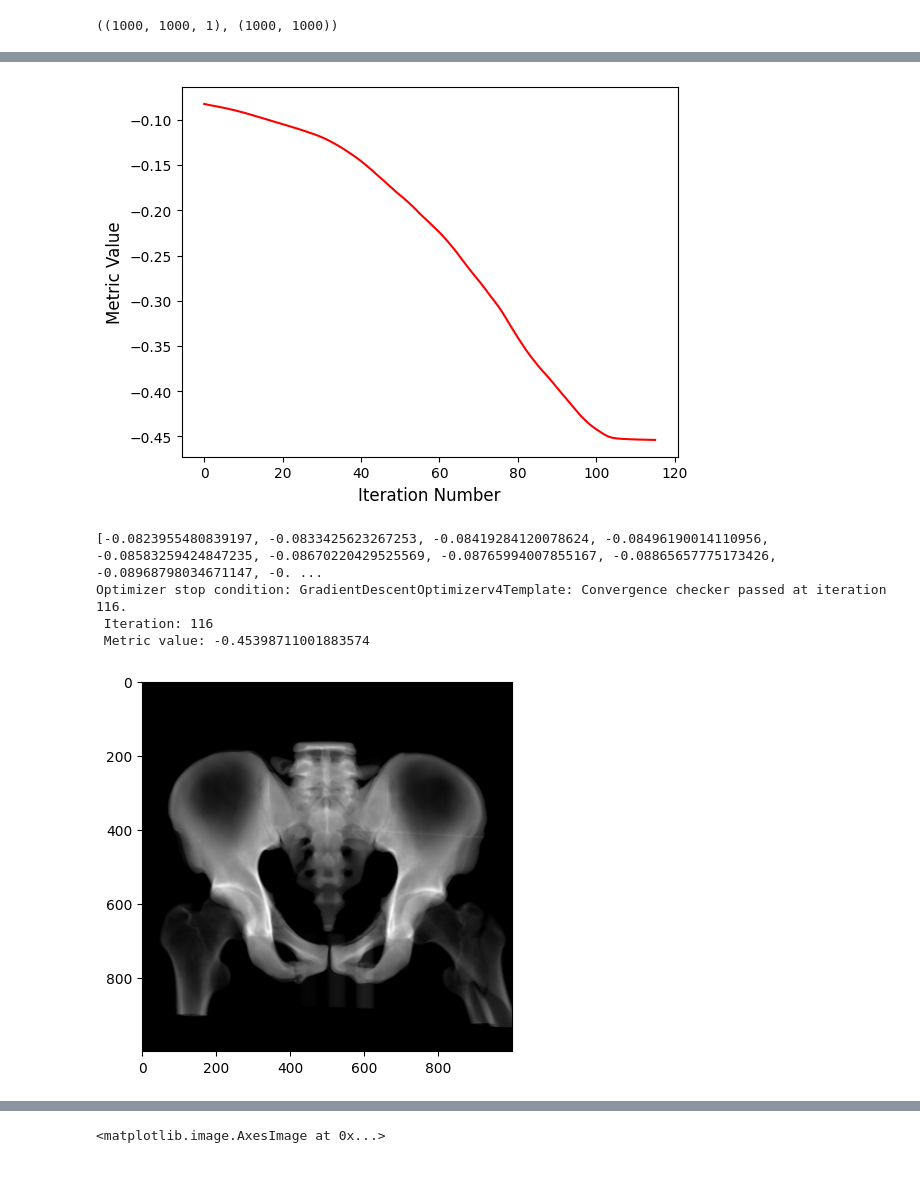
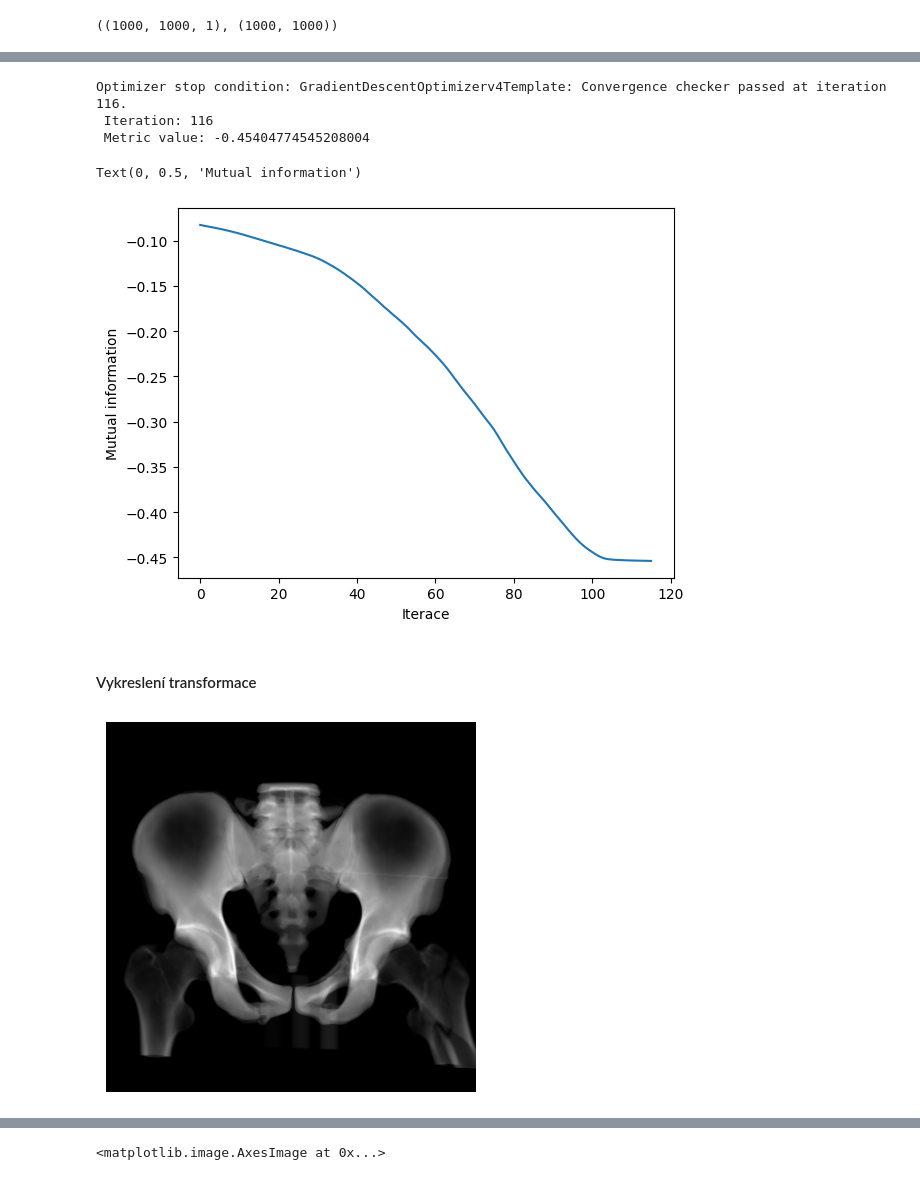
Before and after one commit to Vojtech-Benda/ca_isf, a Jupyter notebook: sitkRegistration.ipynb, the cells around one changed output, grey strips where cells are left out. Saved outputs shown, nothing was run; the diff lists cells and outputs as text; code cells hidden in the pictures.

Commit message:
merge resolution

```diff
--- a/sitkRegistration.ipynb
+++ b/sitkRegistration.ipynb
@@ -66,31 +88,43 @@ initialTransform = sitk.CenteredTransformInitializer(fixedImage, movingImage,
 registration = sitk.ImageRegistrationMethod()
 registration.SetMetricAsMattesMutualInformation()
 registration.SetOptimizerScalesFromPhysicalShift()
-registration.SetOptimizerAsGradientDescent(learningRate=1.0,
+registration.SetOptimizerAsGradientDescent(learningRate=4.0,
                                            numberOfIterations=200,
                                            convergenceMinimumValue=1e-5,
                                            convergenceWindowSize=5)
 registration.SetInitialTransform(initialTransform)
 registration.SetInterpolator(sitk.sitkLinear)
 
+#registration.SetShrinkFactorsPerLevel(shrinkFactors=[4, 2, 1])
+#registration.SetSmoothingSigmasPerLevel(smoothingSigmas=[2, 1, 0])
+#registration.SmoothingSigmasAreSpecifiedInPhysicalUnitsOn()
+
 registration.AddCommand(sitk.sitkStartEvent, start_plot)
 registration.AddCommand(sitk.sitkEndEvent, end_plot)
+#registration.AddCommand(sitk.sitkMultiResolutionIterationEvent, update_multires_iterations)
 registration.AddCommand(sitk.sitkIterationEvent, lambda: plot_values(registration))
 outTransform = registration.Execute(fixedImage, movingImage)
 print(f"Optimizer stop condition: {registration.GetOptimizerStopConditionDescription()}")
 print(f" Iteration: {registration.GetOptimizerIteration()}")
 print(f" Metric value: {registration.GetMetricValue()}")
+
+plt.plot(range(len(metric_values)), metric_values)
+plt.xlabel("Iterace")
+plt.ylabel("Mutual information")
 # %% [output]
+Optimizer stop condition: GradientDescentOptimizerv4Template: Convergence checker passed at iteration 116.
+ Iteration: 116
+ Metric value: -0.45404774545208004
+Text(0, 0.5, 'Mutual information')
-[figure, old version]
+[figure, new version]
-[-0.0823955480839197, -0.0833425623267253, -0.08419284120078624, -0.08496190014110956, -0.08583259424847235, -0.08670220429525569, -0.08765994007855167, -0.08865657775173426, -0.08968798034671147, -0. ...
-Optimizer stop condition: GradientDescentOptimizerv4Template: Convergence checker passed at iteration 116.
- Iteration: 116
- Metric value: -0.45398711001883574
+# %% [markdown]
+#### Vykreslení transformace
 # %%
 movingImageResampled = sitk.Resample(movingImage, fixedImage, outTransform, sitk.sitkLinear, 0.0, movingImage.GetPixelID())
 
 plt.imshow(sitk.GetArrayViewFromImage(fixedImage), cmap="gray")
 plt.imshow(sitk.GetArrayViewFromImage(movingImageResampled), cmap="gray", alpha=0.5)
+plt.axis("off")
 plt.show()
 # %% [output]
-[figure, old version]
+[figure, new version]
```
Also changed, not shown: parts of 14 cells of this notebook.
